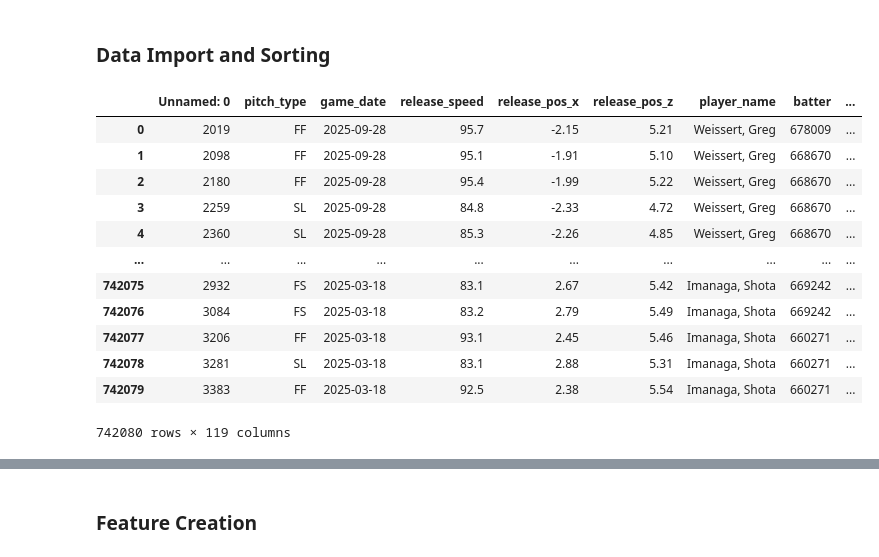
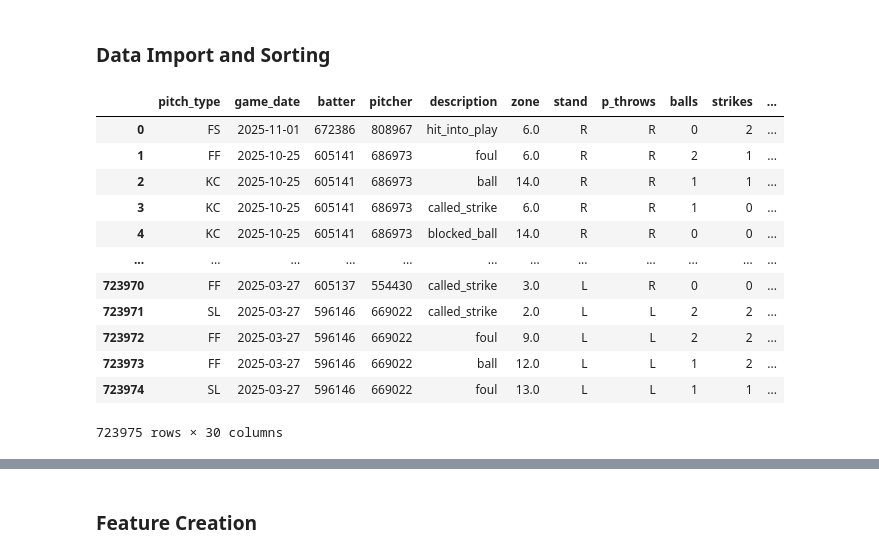
Before and after one commit to PitchCraftBaseball/pitchcraft-model, a Jupyter notebook: model-training-notebooks/model_data_cleaning.ipynb, the cells around one changed output, grey strips where cells are left out. Saved outputs shown, nothing was run; the diff lists cells and outputs as text; code cells hidden in the pictures.

```diff
--- a/model-training-notebooks/model_data_cleaning.ipynb
+++ b/model-training-notebooks/model_data_cleaning.ipynb
@@ -11,19 +9,19 @@ pd.set_option("display.max_seq_items", None)
 ### Data Import and Sorting
 # %%
 #This should eventually get replaced by the 2025 data (or any data) from AWS
-data = pd.read_csv('data2025.csv')
-data
+data = pd.read_csv('historical_pitches_rnn_data.csv')
+data.head(-20)
 # %% [output]
-|  | Unnamed: 0 | pitch_type | game_date | release_speed | release_pos_x | release_pos_z | player_name | batter | ... |
-| 0 | 2019 | FF | 2025-09-28 | 95.7 | -2.15 | 5.21 | Weissert, Greg | 678009 | ... |
-| 1 | 2098 | FF | 2025-09-28 | 95.1 | -1.91 | 5.10 | Weissert, Greg | 668670 | ... |
-| 2 | 2180 | FF | 2025-09-28 | 95.4 | -1.99 | 5.22 | Weissert, Greg | 668670 | ... |
-| 3 | 2259 | SL | 2025-09-28 | 84.8 | -2.33 | 4.72 | Weissert, Greg | 668670 | ... |
-| 4 | 2360 | SL | 2025-09-28 | 85.3 | -2.26 | 4.85 | Weissert, Greg | 668670 | ... |
-| ... | ... | ... | ... | ... | ... | ... | ... | ... | ... |
-| 742075 | 2932 | FS | 2025-03-18 | 83.1 | 2.67 | 5.42 | Imanaga, Shota | 669242 | ... |
-| 742076 | 3084 | FS | 2025-03-18 | 83.2 | 2.79 | 5.49 | Imanaga, Shota | 669242 | ... |
-| 742077 | 3206 | FF | 2025-03-18 | 93.1 | 2.45 | 5.46 | Imanaga, Shota | 660271 | ... |
-| 742078 | 3281 | SL | 2025-03-18 | 83.1 | 2.88 | 5.31 | Imanaga, Shota | 660271 | ... |
-| 742079 | 3383 | FF | 2025-03-18 | 92.5 | 2.38 | 5.54 | Imanaga, Shota | 660271 | ... |
+|  | pitch_type | game_date | batter | pitcher | description | zone | stand | p_throws | balls | strikes | ... |
+| 0 | FS | 2025-11-01 | 672386 | 808967 | hit_into_play | 6.0 | R | R | 0 | 2 | ... |
+| 1 | FF | 2025-10-25 | 605141 | 686973 | foul | 6.0 | R | R | 2 | 1 | ... |
+| 2 | KC | 2025-10-25 | 605141 | 686973 | ball | 14.0 | R | R | 1 | 1 | ... |
+| 3 | KC | 2025-10-25 | 605141 | 686973 | called_strike | 6.0 | R | R | 1 | 0 | ... |
+| 4 | KC | 2025-10-25 | 605141 | 686973 | blocked_ball | 14.0 | R | R | 0 | 0 | ... |
+| ... | ... | ... | ... | ... | ... | ... | ... | ... | ... | ... | ... |
+| 723970 | FF | 2025-03-27 | 605137 | 554430 | called_strike | 3.0 | L | R | 0 | 0 | ... |
+| 723971 | SL | 2025-03-27 | 596146 | 669022 | called_strike | 2.0 | L | L | 2 | 2 | ... |
+| 723972 | FF | 2025-03-27 | 596146 | 669022 | foul | 9.0 | L | L | 2 | 2 | ... |
+| 723973 | FF | 2025-03-27 | 596146 | 669022 | ball | 12.0 | L | L | 1 | 2 | ... |
+| 723974 | SL | 2025-03-27 | 596146 | 669022 | foul | 13.0 | L | L | 1 | 1 | ... |
-742080 rows × 119 columns
+723975 rows × 30 columns
```
Also changed, not shown: parts of 9 cells of this notebook, 6 other files.
